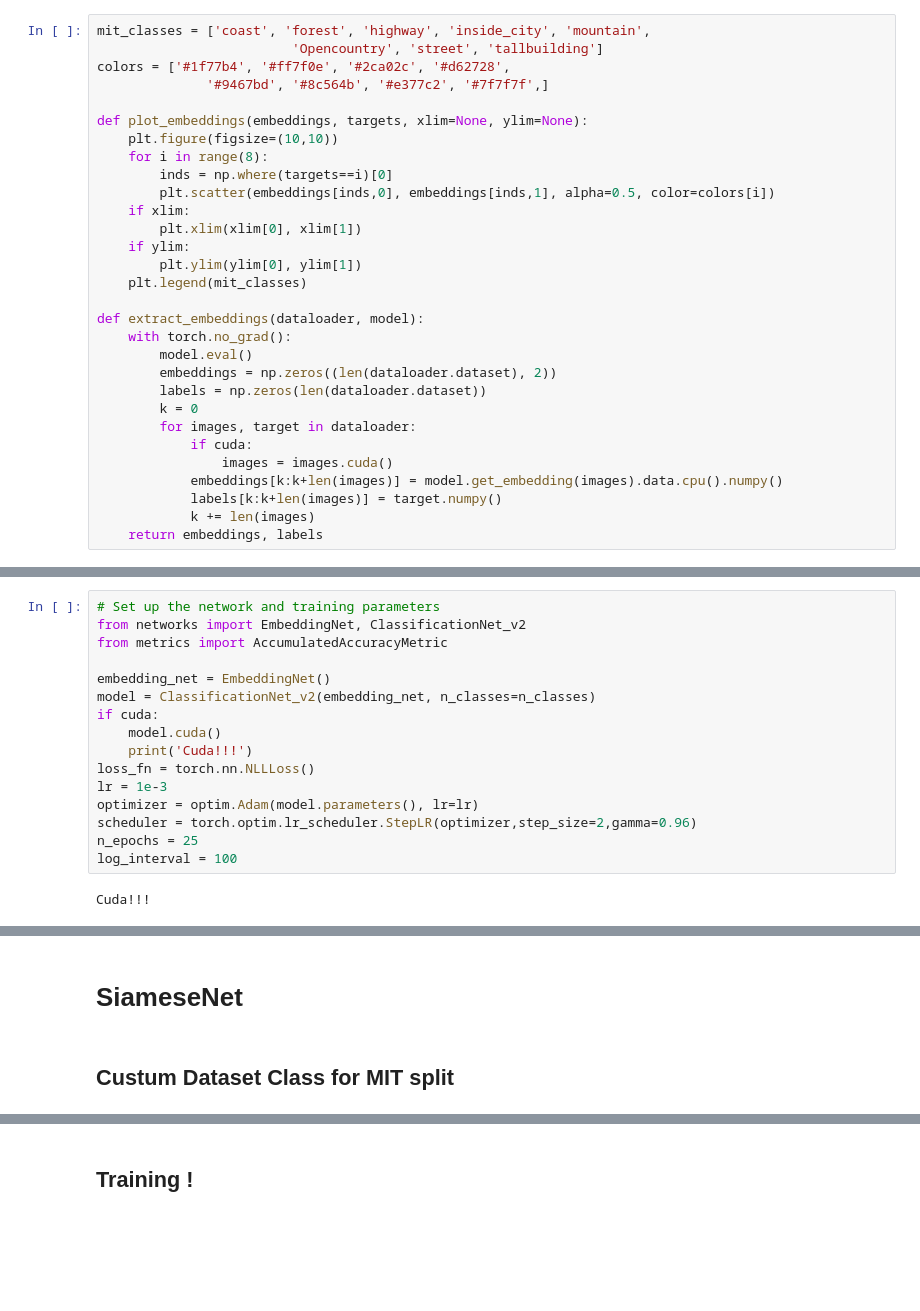
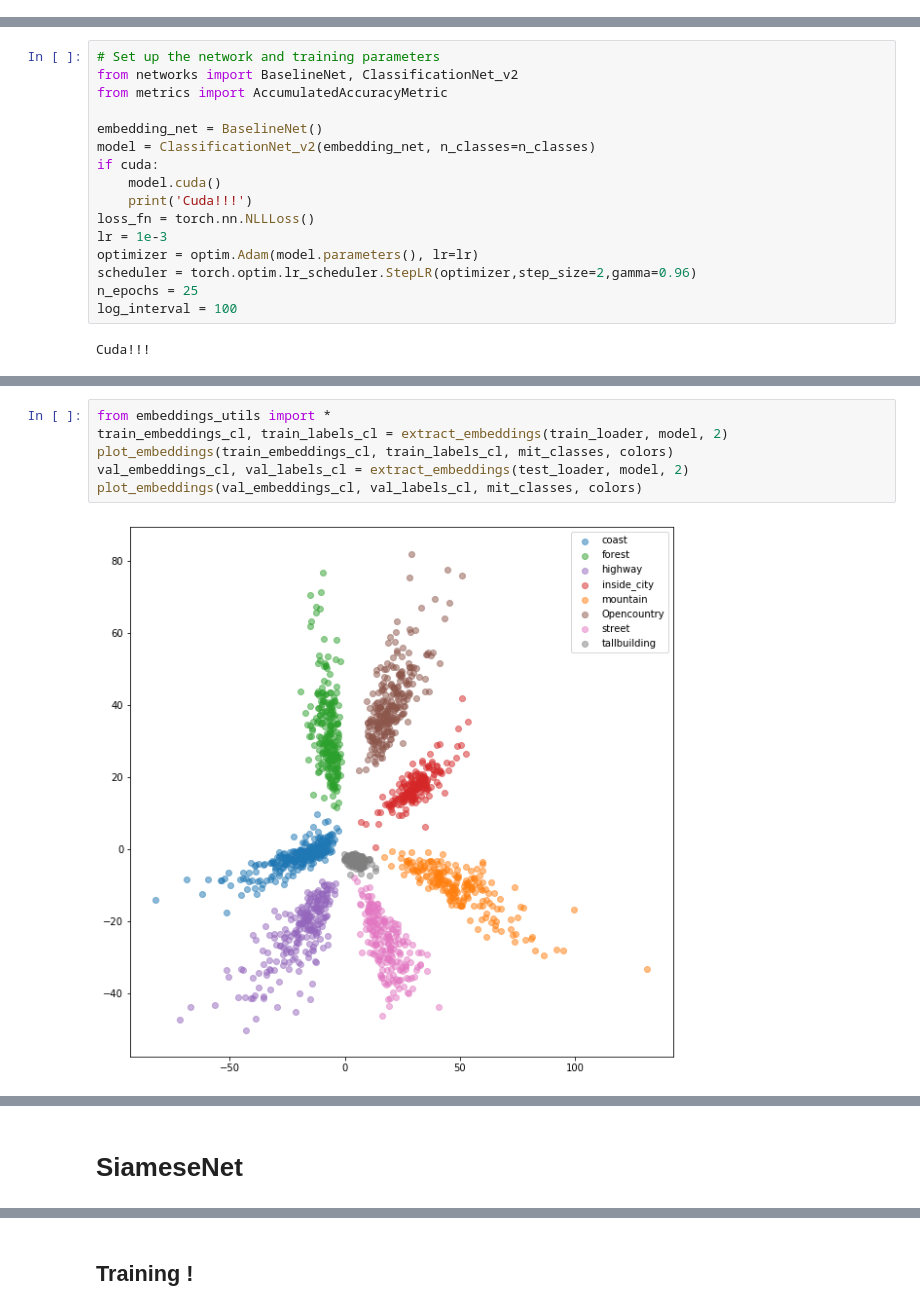
Before and after one commit to bersecke/MCV-2022-M5-Project, a Jupyter notebook: Week4/taskb.ipynb, the cells around one changed output, grey strips where cells are left out. Cells and saved outputs as stored; diff of their text form; blank space fills up the shorter version.

```diff
--- a/Week4/taskb.ipynb
+++ b/Week4/taskb.ipynb
@@ -64,32 +61,2 @@ Shape of y: torch.Size([128]) torch.int64
-# %%
-mit_classes = ['coast', 'forest', 'highway', 'inside_city', 'mountain',
-                         'Opencountry', 'street', 'tallbuilding']
-colors = ['#1f77b4', '#ff7f0e', '#2ca02c', '#d62728',
-              '#9467bd', '#8c564b', '#e377c2', '#7f7f7f',]
-
-def plot_embeddings(embeddings, targets, xlim=None, ylim=None):
-    plt.figure(figsize=(10,10))
-    for i in range(8):
-        inds = np.where(targets==i)[0]
-        plt.scatter(embeddings[inds,0], embeddings[inds,1], alpha=0.5, color=colors[i])
-    if xlim:
-        plt.xlim(xlim[0], xlim[1])
-    if ylim:
-        plt.ylim(ylim[0], ylim[1])
-    plt.legend(mit_classes)
-
-def extract_embeddings(dataloader, model):
-    with torch.no_grad():
-        model.eval()
-        embeddings = np.zeros((len(dataloader.dataset), 2))
-        labels = np.zeros(len(dataloader.dataset))
-        k = 0
-        for images, target in dataloader:
-            if cuda:
-                images = images.cuda()
-            embeddings[k:k+len(images)] = model.get_embedding(images).data.cpu().numpy()
-            labels[k:k+len(images)] = target.numpy()
-            k += len(images)
-    return embeddings, labels
 # %% [markdown]
 # Baseline
@@ -96,9 +65,9 @@ def extract_embeddings(dataloader, model):
 # %%
 # Set up the network and training parameters
-from networks import EmbeddingNet, ClassificationNet_v2
+from networks import BaselineNet, ClassificationNet_v2
 from metrics import AccumulatedAccuracyMetric
 
-embedding_net = EmbeddingNet()
+embedding_net = BaselineNet()
 model = ClassificationNet_v2(embedding_net, n_classes=n_classes)
 if cuda:
     model.cuda()
@@ -141,0 +103,8 @@ plot_embeddings(val_embeddings_baseline, val_labels_baseline)
+# %%
+from embeddings_utils import *
+train_embeddings_cl, train_labels_cl = extract_embeddings(train_loader, model, 2)
+plot_embeddings(train_embeddings_cl, train_labels_cl, mit_classes, colors)
+val_embeddings_cl, val_labels_cl = extract_embeddings(test_loader, model, 2)
+plot_embeddings(val_embeddings_cl, val_labels_cl, mit_classes, colors)
+# %% [output]
+[figure, added]
@@ -142,4 +112,2 @@ plot_embeddings(val_embeddings_baseline, val_labels_baseline)
 # %% [markdown]
 # SiameseNet
-# %% [markdown]
-## Custum Dataset Class for MIT split
```
Also changed, not shown: parts of 30 cells of this notebook, 5 other files.
